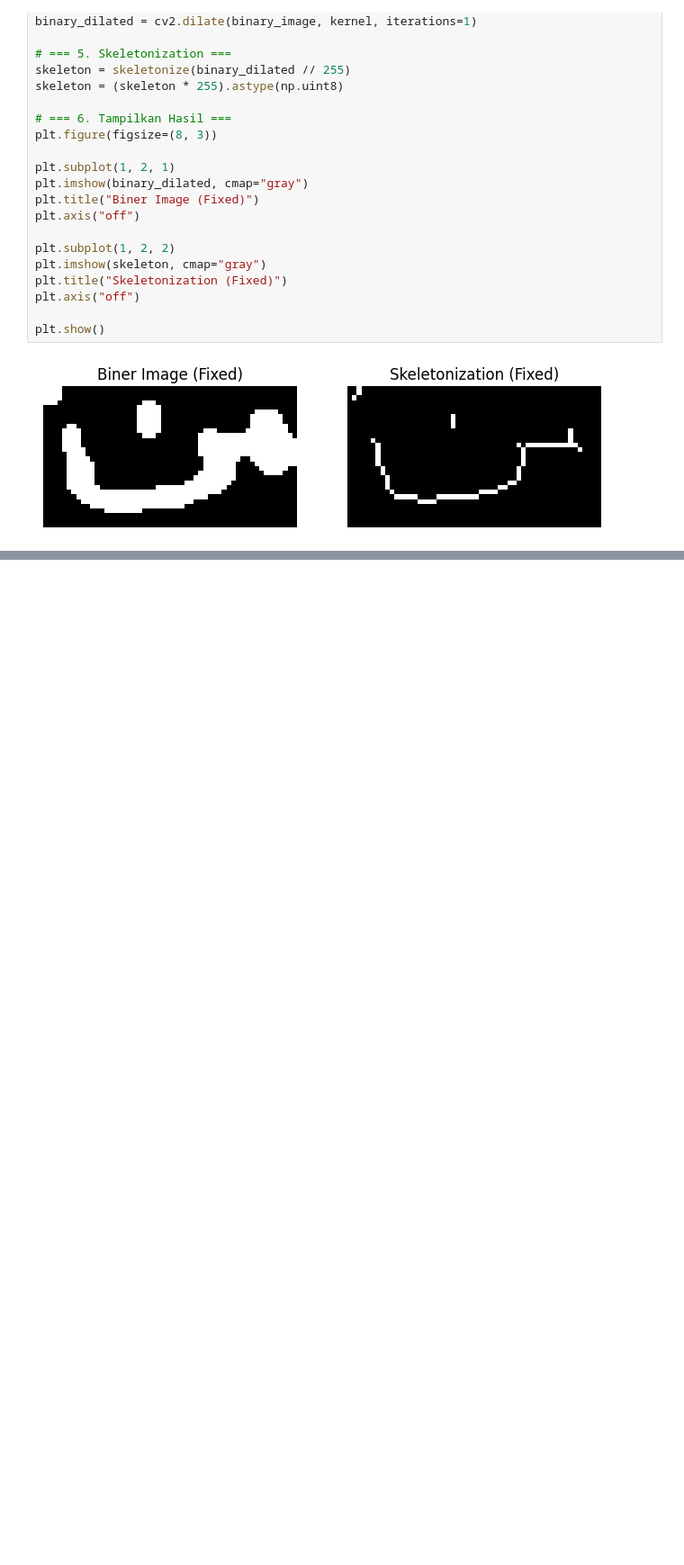
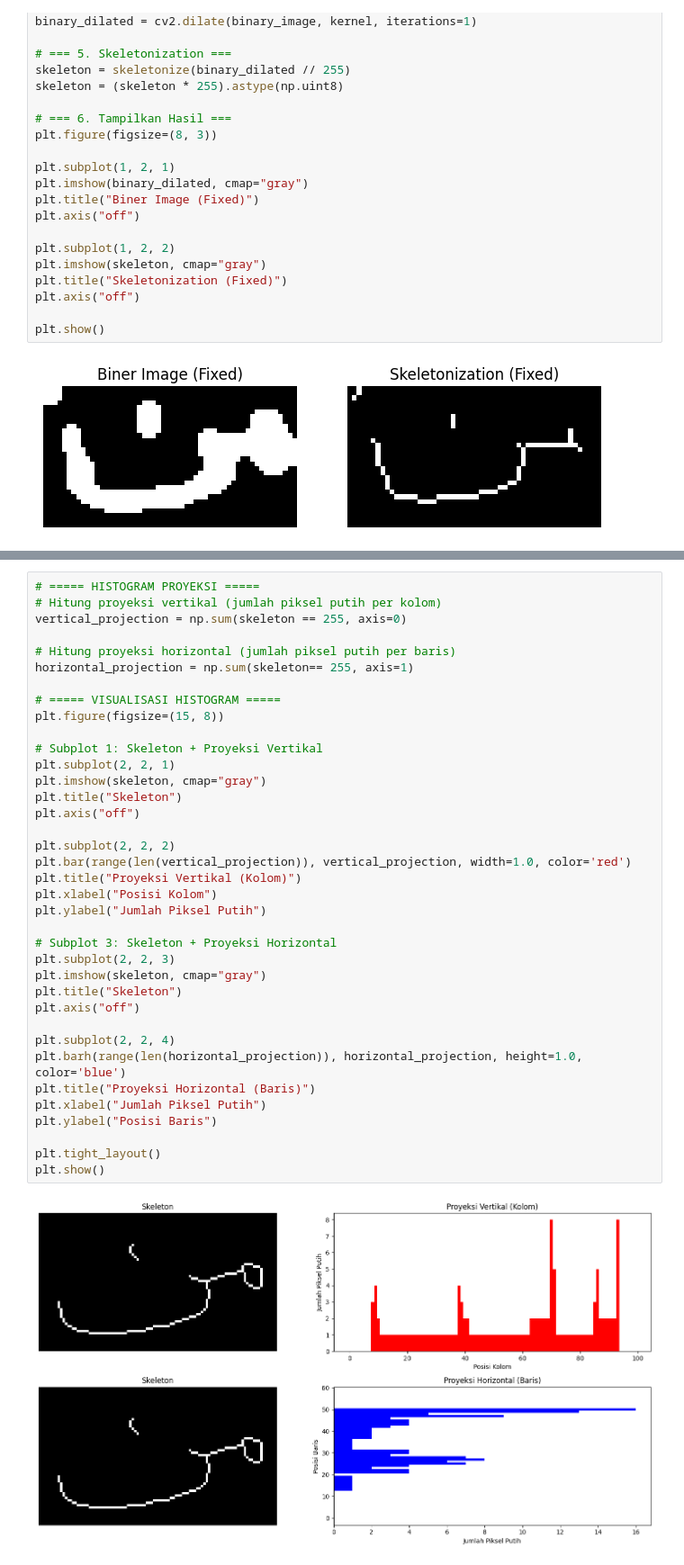
Before and after one commit to SalmanAlfarizy26/project, a Jupyter notebook: histogram.ipynb, the cells around one changed output, grey strips where cells are left out. Shown at 90% size. Saved outputs shown, nothing was run; the diff lists cells and outputs as text; blank space fills up the shorter version.

```diff
--- a/histogram.ipynb
+++ b/histogram.ipynb
@@ -2720,0 +2770,39 @@ plt.show()
+# %%
+# ===== HISTOGRAM PROYEKSI =====
+# Hitung proyeksi vertikal (jumlah piksel putih per kolom)
+vertical_projection = np.sum(skeleton == 255, axis=0)
+
+# Hitung proyeksi horizontal (jumlah piksel putih per baris)
+horizontal_projection = np.sum(skeleton== 255, axis=1)
+
+# ===== VISUALISASI HISTOGRAM =====
+plt.figure(figsize=(15, 8))
+
+# Subplot 1: Skeleton + Proyeksi Vertikal
+plt.subplot(2, 2, 1)
+plt.imshow(skeleton, cmap="gray")
+plt.title("Skeleton")
+plt.axis("off")
+
+plt.subplot(2, 2, 2)
+plt.bar(range(len(vertical_projection)), vertical_projection, width=1.0, color='red')
+plt.title("Proyeksi Vertikal (Kolom)")
+plt.xlabel("Posisi Kolom")
+plt.ylabel("Jumlah Piksel Putih")
+
+# Subplot 3: Skeleton + Proyeksi Horizontal
+plt.subplot(2, 2, 3)
+plt.imshow(skeleton, cmap="gray")
+plt.title("Skeleton")
+plt.axis("off")
+
+plt.subplot(2, 2, 4)
+plt.barh(range(len(horizontal_projection)), horizontal_projection, height=1.0, color='blue')
+plt.title("Proyeksi Horizontal (Baris)")
+plt.xlabel("Jumlah Piksel Putih")
+plt.ylabel("Posisi Baris")
+
+plt.tight_layout()
+plt.show()
+# %% [output]
+[figure, added]
```
Also changed, not shown: parts of 8 cells of this notebook.
